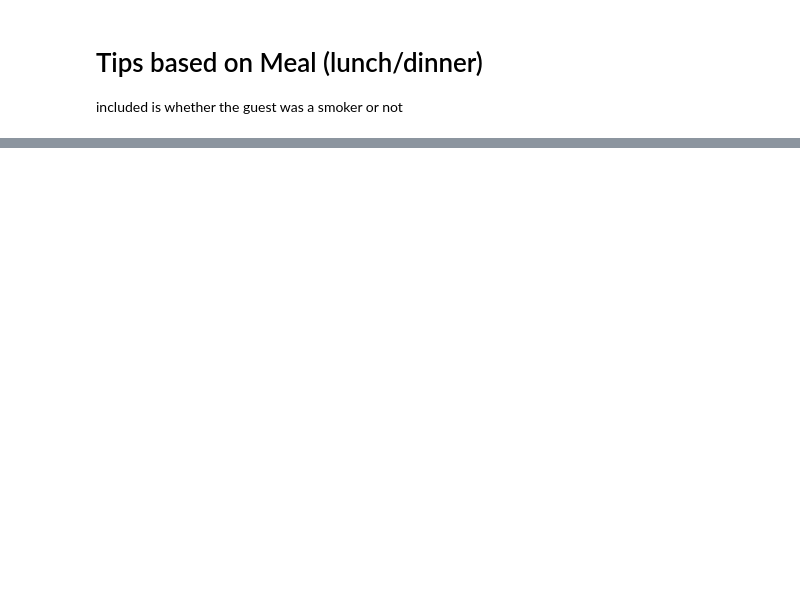
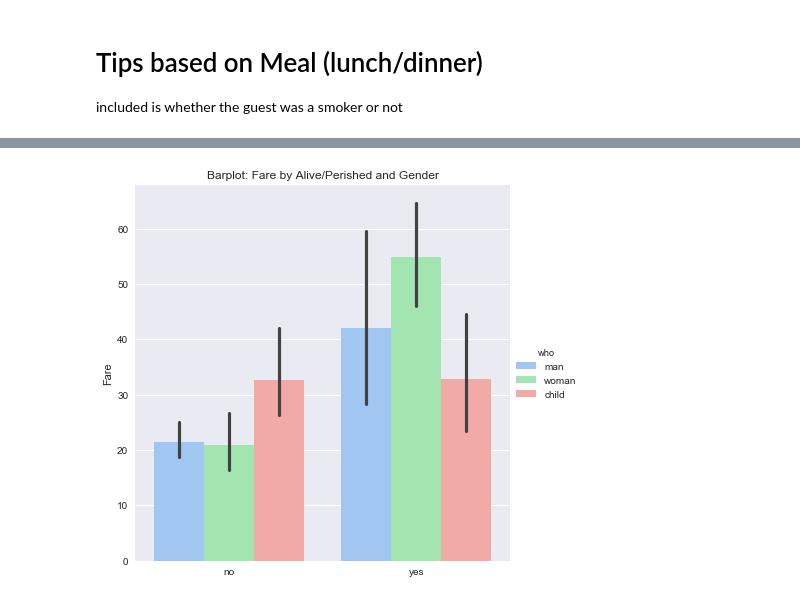
Before and after one commit to ezzanger/seaborn-drill, a Jupyter notebook: seaborn drill-Copy1.ipynb, the cells around one changed output, grey strips where cells are left out. Drawn from its saved outputs; the diff is of its cells as text; code cells hidden in the pictures; blank space fills up the shorter version.

Commit message:
update of titanic dill using sea born statistics

```diff
--- a/seaborn drill-Copy1.ipynb
+++ b/seaborn drill-Copy1.ipynb
@@ -110,13 +131,15 @@ plt.show()
 # %%
 sns.set(style="darkgrid")
 
-g = sns.factorplot(x="time", y="tip", hue="smoker", data=tips,
+g = sns.factorplot(x="alive", y="fare", hue="who", data=Titanic,
                    size=6, kind="bar", palette="pastel", ci=95)
 g.despine(left=True)
-g.set_ylabels("Tips")
+g.set_ylabels("Fare")
 g.set_xlabels("")
-plt.title('Barplot: Meal Tips by Time and Gender')
+plt.title('Barplot: Fare by Alive/Perished and Gender')
 plt.show()
+# %% [output]
+[figure, added]
 # %%
 # Setting the overall aesthetic.
 sns.set(style="white")
```
Also changed, not shown: parts of 13 cells of this notebook, 2 other files.
